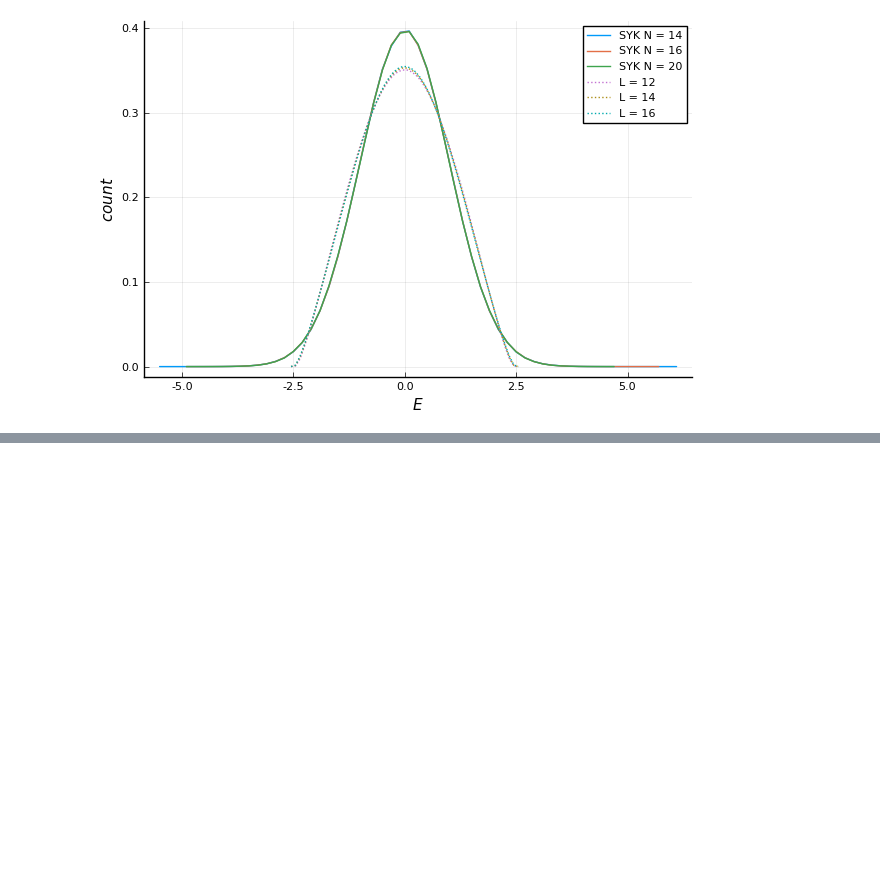
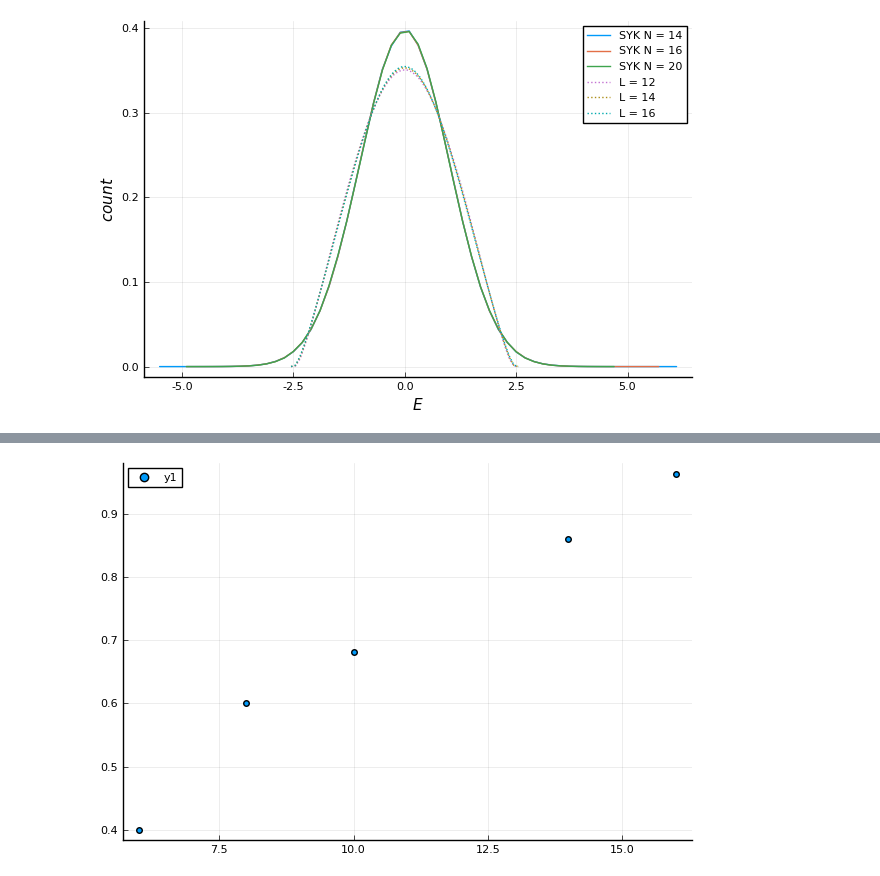
Before and after one commit to lololobo93/SYK.jl, a Jupyter notebook: SYK_plots.ipynb, the cells around one changed output, grey strips where cells are left out. Drawn from its saved outputs; the diff is of its cells as text; code cells hidden in the pictures; blank space fills up the shorter version.

```diff
--- a/SYK_plots.ipynb
+++ b/SYK_plots.ipynb
@@ -154,0 +149,16 @@ xlabel!(L"E")
+# %%
+it_num = 100_000
+m_array = zeros(Float64, 5)
+s_array = zeros(Float64, 5)
+N_array = [6, 8, 10, 14, 16]
+for i in 1:5
+    file_fd = string("eig_saves/EIGmax_SYK_N", N_array[i], ".dat")
+    fd1 = readdlm(file_fd);
+    fd2 = reshape(fd1, it_num);
+    m_array[i] = mean(fd2)
+    s_array[i] = std(fd2)
+end
+# %%
+scatter(N_array, m_array)
+# %% [output]
+[figure, added]
```
Also changed, not shown: parts of 2 cells of this notebook, 1 other file.
